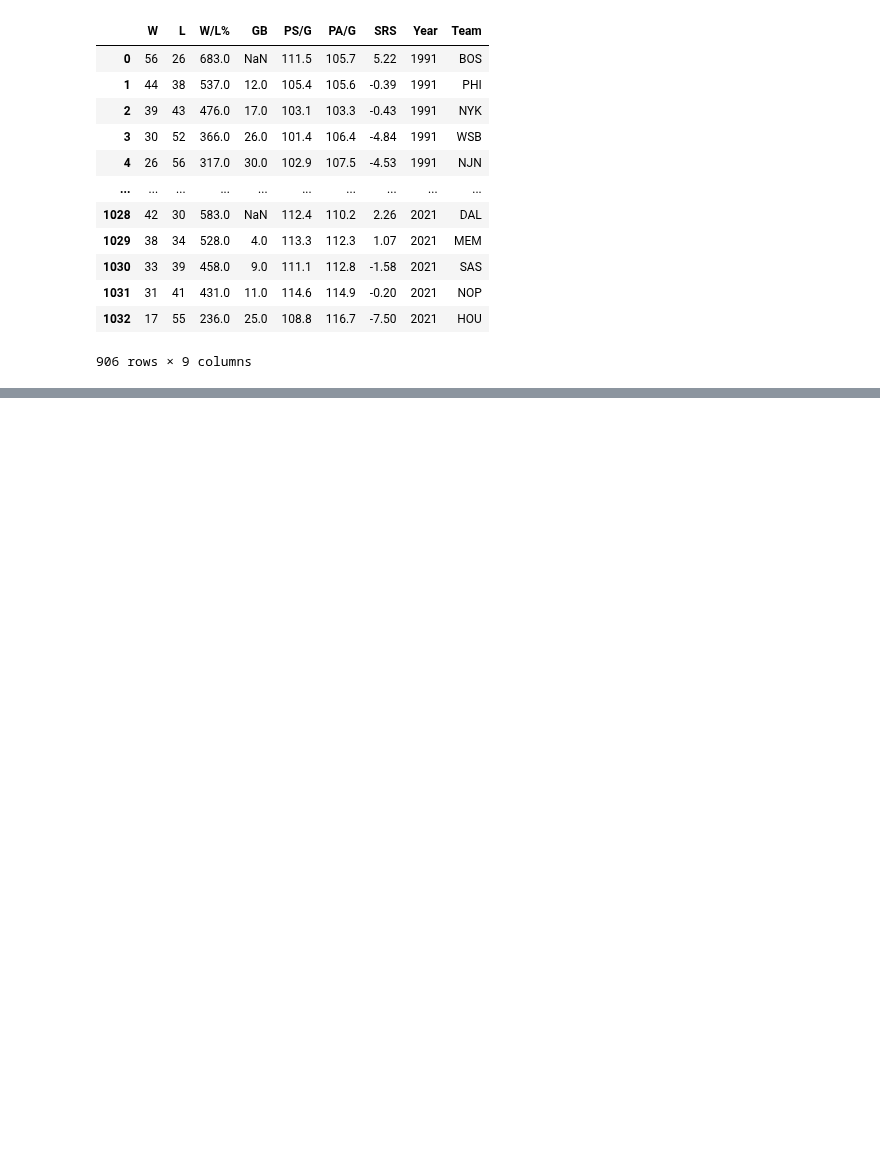
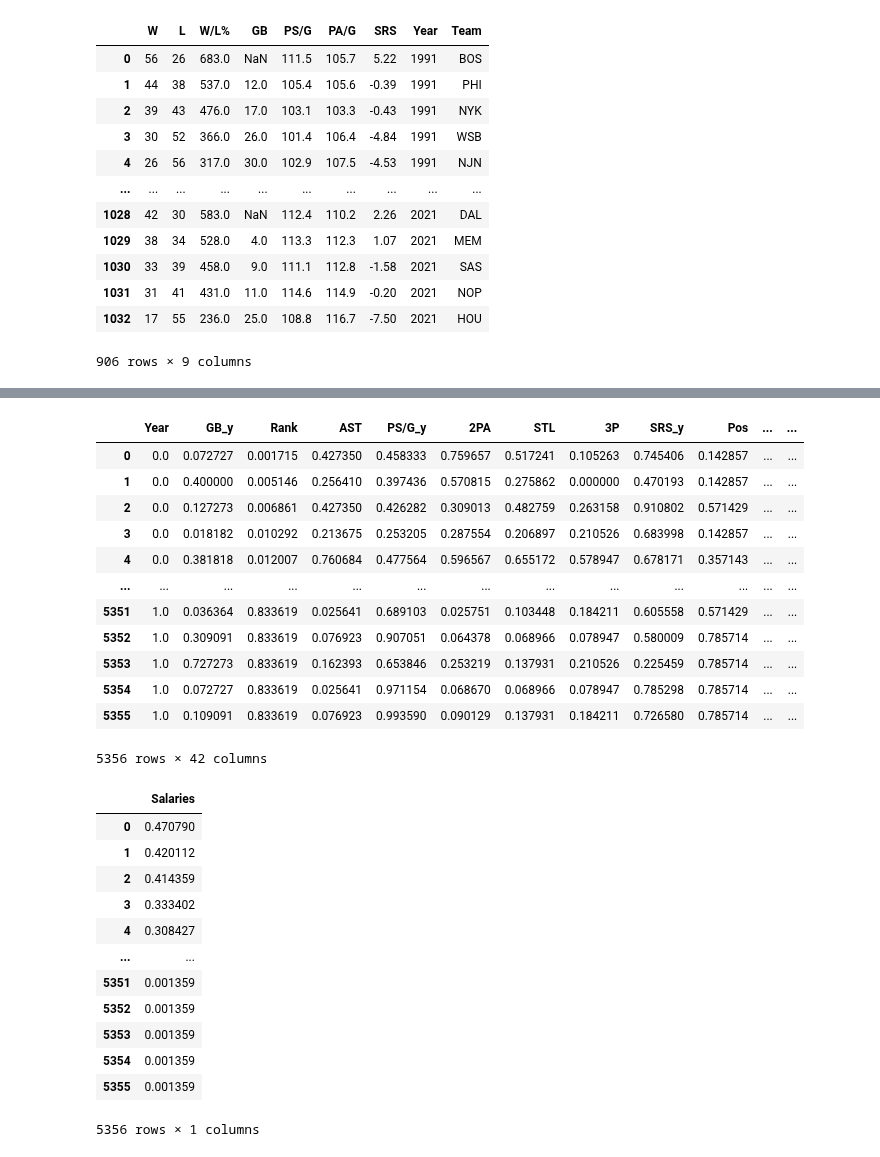
Before and after one commit to akmalgomal3/nba-kasddead, a Jupyter notebook: 2b.ipynb, the cells around one changed output, grey strips where cells are left out. Drawn from its saved outputs; the diff is of its cells as text; code cells hidden in the pictures; blank space fills up the shorter version.

```diff
--- a/2b.ipynb
+++ b/2b.ipynb
@@ -134,0 +232,7 @@ z = pd.DataFrame(data=[[1, 2], [3, 4]], index=[1, 0])
+# %%
+x_2b, y_2b = combined_df.drop("Salaries", axis=1), combined_df[["Salaries"]]
+x_2b.drop("Team", axis=1, inplace=True)
+x_2b.drop("Player", axis=1, inplace=True)
+
+display(x_2b.head(2))
+display(y_2b.head(2))
@@ -134,0 +247,4 @@ z = pd.DataFrame(data=[[1, 2], [3, 4]], index=[1, 0])
+# %%
+label_encoder = preprocessing.LabelEncoder()
+label_encoder.fit(x_2b.Pos)
+x_2b.Pos = label_encoder.transform(x_2b.Pos)
@@ -134,0 +262,30 @@ z = pd.DataFrame(data=[[1, 2], [3, 4]], index=[1, 0])
+# %%
+display(x_2b)
+display(y_2b)
+# %% [output]
+|  | Year | GB_y | Rank | AST | PS/G_y | 2PA | STL | 3P | SRS_y | Pos | ... | ... |
+| 0 | 0.0 | 0.072727 | 0.001715 | 0.427350 | 0.458333 | 0.759657 | 0.517241 | 0.105263 | 0.745406 | 0.142857 | ... | ... |
+| 1 | 0.0 | 0.400000 | 0.005146 | 0.256410 | 0.397436 | 0.570815 | 0.275862 | 0.000000 | 0.470193 | 0.142857 | ... | ... |
+| 2 | 0.0 | 0.127273 | 0.006861 | 0.427350 | 0.426282 | 0.309013 | 0.482759 | 0.263158 | 0.910802 | 0.571429 | ... | ... |
+| 3 | 0.0 | 0.018182 | 0.010292 | 0.213675 | 0.253205 | 0.287554 | 0.206897 | 0.210526 | 0.683998 | 0.142857 | ... | ... |
+| 4 | 0.0 | 0.381818 | 0.012007 | 0.760684 | 0.477564 | 0.596567 | 0.655172 | 0.578947 | 0.678171 | 0.357143 | ... | ... |
+| ... | ... | ... | ... | ... | ... | ... | ... | ... | ... | ... | ... | ... |
+| 5351 | 1.0 | 0.036364 | 0.833619 | 0.025641 | 0.689103 | 0.025751 | 0.103448 | 0.184211 | 0.605558 | 0.571429 | ... | ... |
+| 5352 | 1.0 | 0.309091 | 0.833619 | 0.076923 | 0.907051 | 0.064378 | 0.068966 | 0.078947 | 0.580009 | 0.785714 | ... | ... |
+| 5353 | 1.0 | 0.727273 | 0.833619 | 0.162393 | 0.653846 | 0.253219 | 0.137931 | 0.210526 | 0.225459 | 0.785714 | ... | ... |
+| 5354 | 1.0 | 0.072727 | 0.833619 | 0.025641 | 0.971154 | 0.068670 | 0.068966 | 0.078947 | 0.785298 | 0.785714 | ... | ... |
+| 5355 | 1.0 | 0.109091 | 0.833619 | 0.076923 | 0.993590 | 0.090129 | 0.137931 | 0.184211 | 0.726580 | 0.785714 | ... | ... |
+5356 rows × 42 columns
+|  | Salaries |
+| 0 | 0.470790 |
+| 1 | 0.420112 |
+| 2 | 0.414359 |
+| 3 | 0.333402 |
+| 4 | 0.308427 |
+| ... | ... |
+| 5351 | 0.001359 |
+| 5352 | 0.001359 |
+| 5353 | 0.001359 |
+| 5354 | 0.001359 |
+| 5355 | 0.001359 |
+5356 rows × 1 columns
```
Also changed, not shown: parts of 22 cells of this notebook, 1 other file.
